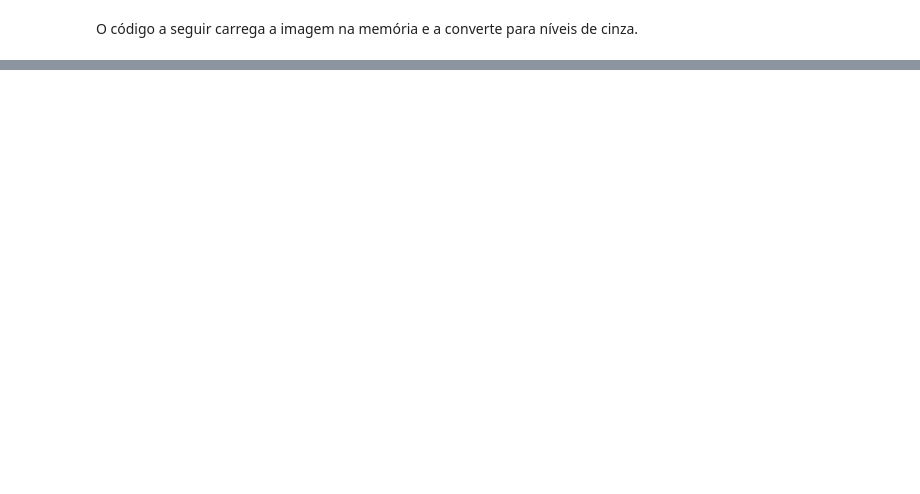
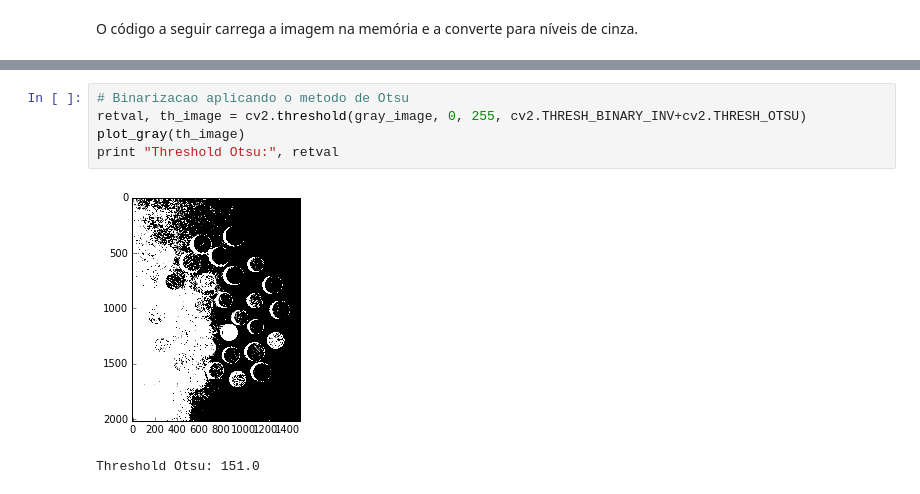
Before and after one commit to pedrovbj/CV_Thresholding_And_Segmentation, a Jupyter notebook: Lista 1b.ipynb, the cells around one changed output, grey strips where cells are left out. Saved outputs shown, nothing was run; the diff lists cells and outputs as text; blank space fills up the shorter version.

Commit message:
Otsu multi level thresholding

```diff
--- a/Lista 1b.ipynb
+++ b/Lista 1b.ipynb
@@ -68,0 +121,8 @@ If you're reading this message in another notebook frontend (for example, a stat
+# %%
+# Binarizacao aplicando o metodo de Otsu
+retval, th_image = cv2.threshold(gray_image, 0, 255, cv2.THRESH_BINARY_INV+cv2.THRESH_OTSU)
+plot_gray(th_image)
+print "Threshold Otsu:", retval
+# %% [output]
+[figure, added]
+Threshold Otsu: 151.0
```
Also changed, not shown: parts of 12 cells of this notebook, 7 other files.
